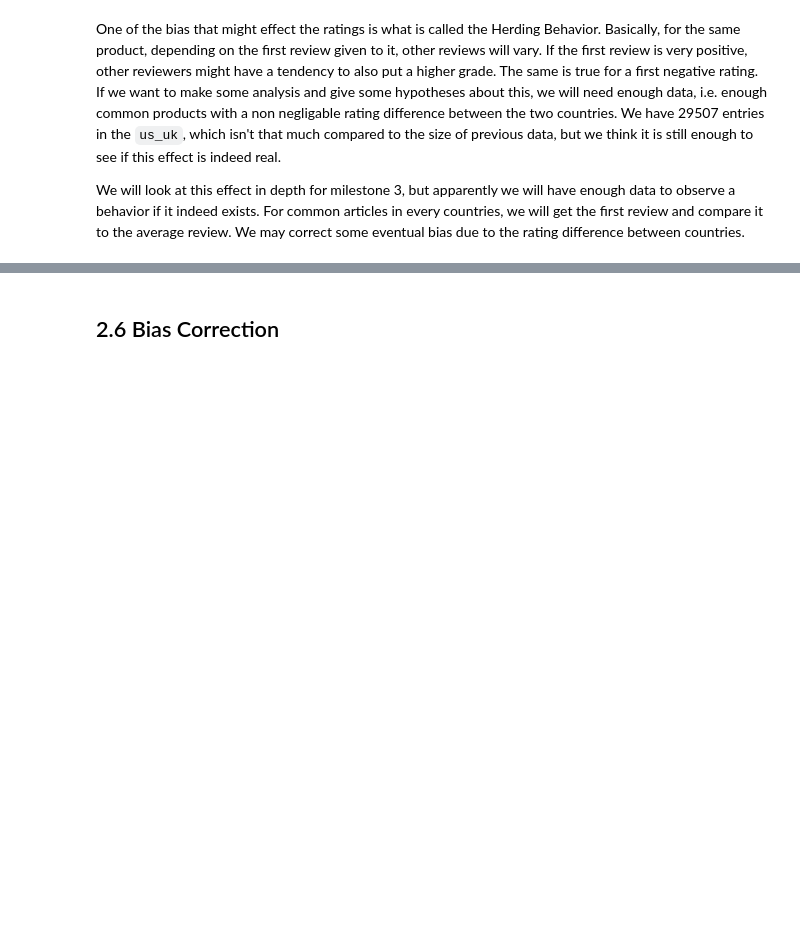
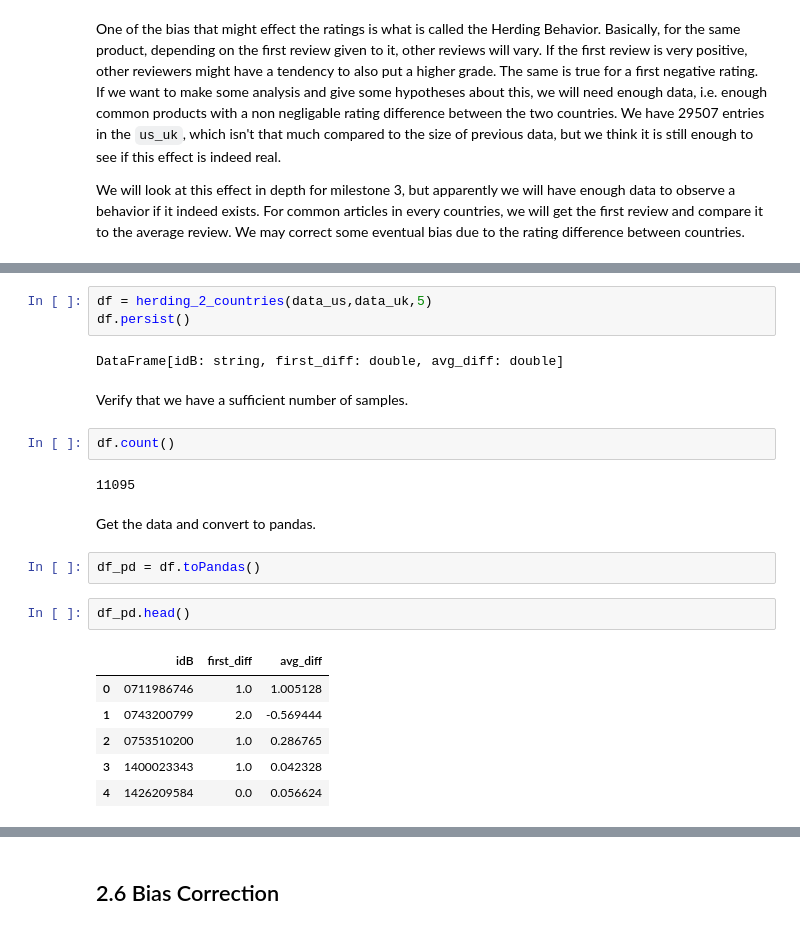
Before and after one commit to Billotais/cs_401_project, a Jupyter notebook: notebook.ipynb, the cells around one changed output, grey strips where cells are left out. Drawn from its saved outputs; the diff is of its cells as text; blank space fills up the shorter version.

```diff
--- a/notebook.ipynb
+++ b/notebook.ipynb
@@ -566,0 +636,24 @@ We will look at this effect in depth for milestone 3, but apparently we will hav
+# %%
+df = herding_2_countries(data_us,data_uk,5)
+df.persist()
+# %% [output]
+DataFrame[idB: string, first_diff: double, avg_diff: double]
+# %% [markdown]
+Verify that we have a sufficient number of samples.
+# %%
+df.count()
+# %% [output]
+11095
+# %% [markdown]
+Get the data and convert to pandas.
+# %%
+df_pd = df.toPandas()
+# %%
+df_pd.head()
+# %% [output]
+|  | idB | first_diff | avg_diff |
+| 0 | 0711986746 | 1.0 | 1.005128 |
+| 1 | 0743200799 | 2.0 | -0.569444 |
+| 2 | 0753510200 | 1.0 | 0.286765 |
+| 3 | 1400023343 | 1.0 | 0.042328 |
+| 4 | 1426209584 | 0.0 | 0.056624 |
```
Also changed, not shown: parts of 13 cells of this notebook.
